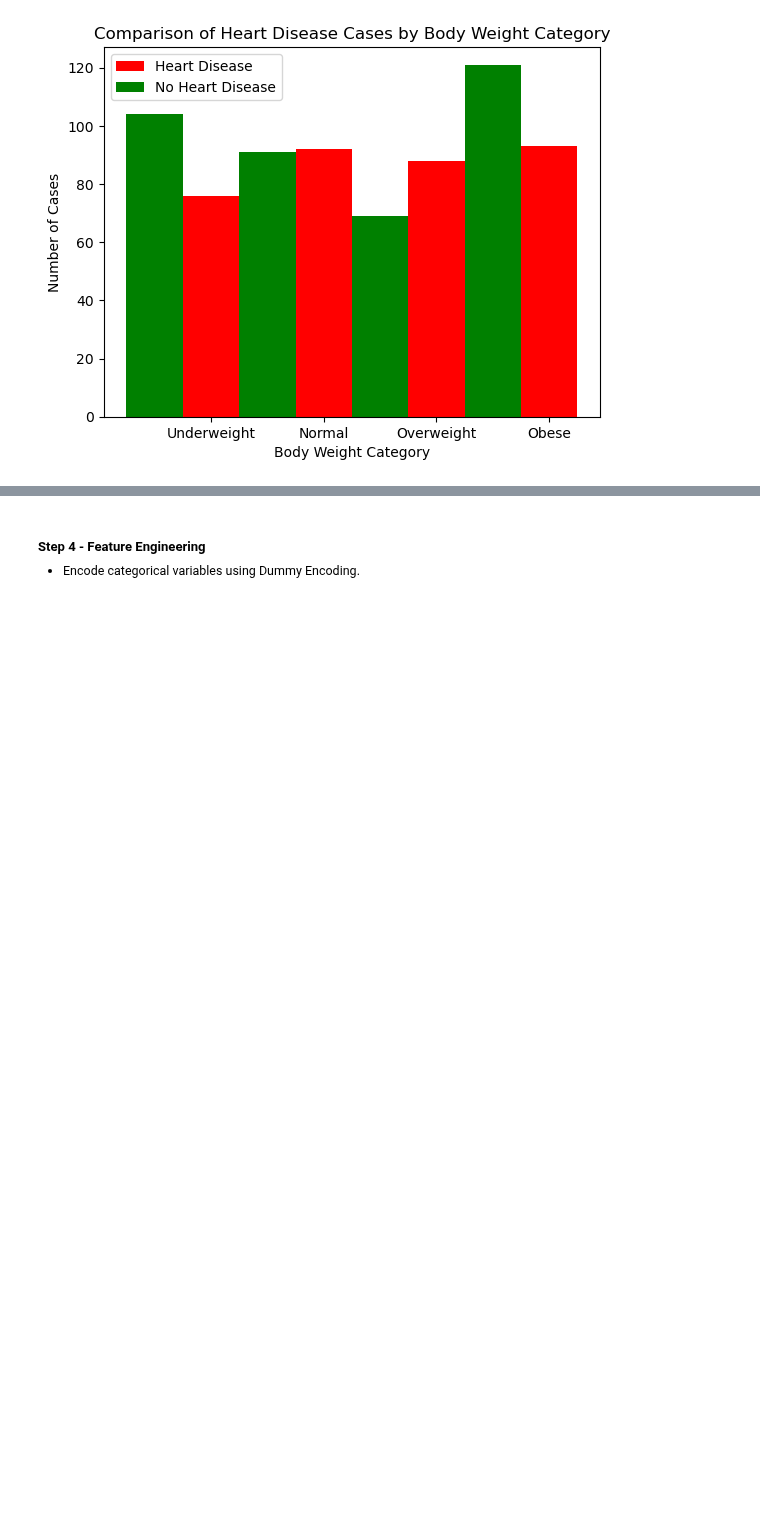
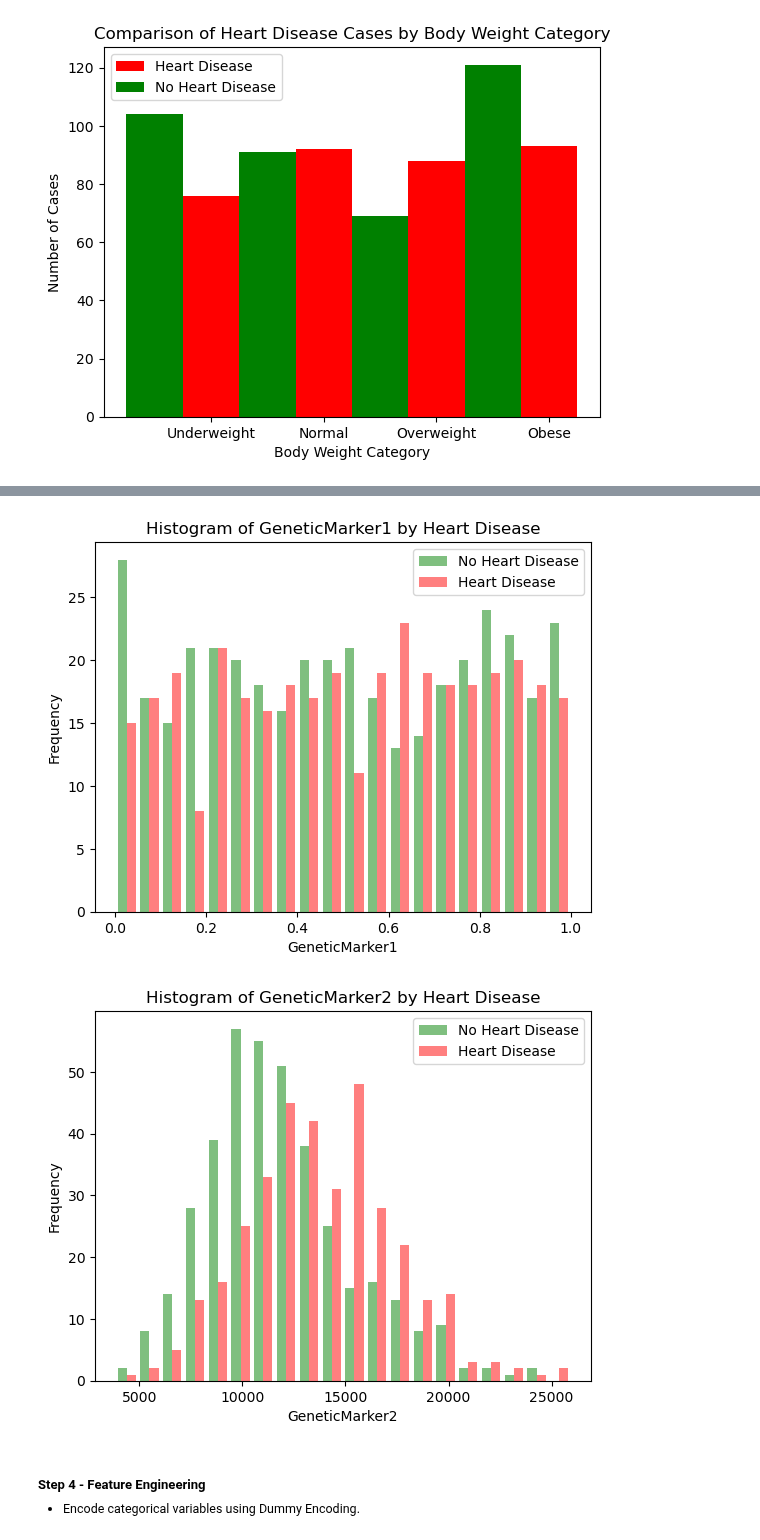
Before and after one commit to TJ-Abbing/Data-Science, a Jupyter notebook: OP-2/assignments/final/Final-assignment.ipynb, the cells around one changed output, grey strips where cells are left out. Cells and saved outputs as stored; diff of their text form; code cells hidden in the pictures; blank space fills up the shorter version.

```diff
--- a/OP-2/assignments/final/Final-assignment.ipynb
+++ b/OP-2/assignments/final/Final-assignment.ipynb
@@ -383,3 +378,23 @@ df
+# %%
+# Check out relevance of the genetic markers.
+
+# Set the number of bins for both histograms.
+bins = 20
+
+# Histogram for GeneticMarker1
+plt.hist([df[df['HeartDisease'] == 0]['GeneticMarker1'], df[df['HeartDisease'] == 1]['GeneticMarker1']], bins=bins, alpha=0.5, label=['No Heart Disease', 'Heart Disease'], color=['green', 'red'])
+plt.gca().set(title='Histogram of GeneticMarker1 by Heart Disease', xlabel='GeneticMarker1', ylabel='Frequency')
+plt.legend()
+plt.show()
+
+# Histogram for GeneticMarker2
+plt.hist([df[df['HeartDisease'] == 0]['GeneticMarker2'], df[df['HeartDisease'] == 1]['GeneticMarker2']], bins=bins, alpha=0.5, label=['No Heart Disease', 'Heart Disease'], color=['green', 'red'])
+plt.gca().set(title='Histogram of GeneticMarker2 by Heart Disease', xlabel='GeneticMarker2', ylabel='Frequency')
+plt.legend()
+plt.show()
+# %% [output]
+[figure, added]
+[figure, added]
 # %% [markdown]
 ##### Step 4 - Feature Engineering
 
```
Also changed, not shown: parts of 9 cells of this notebook.
